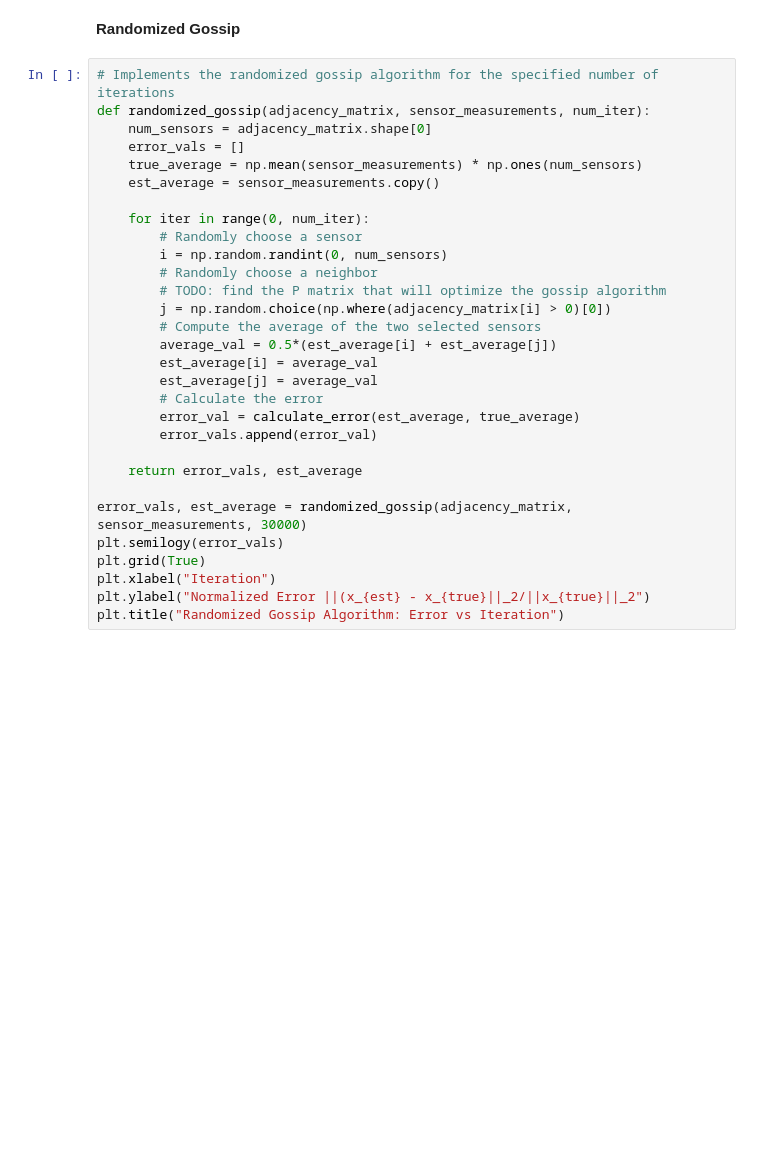
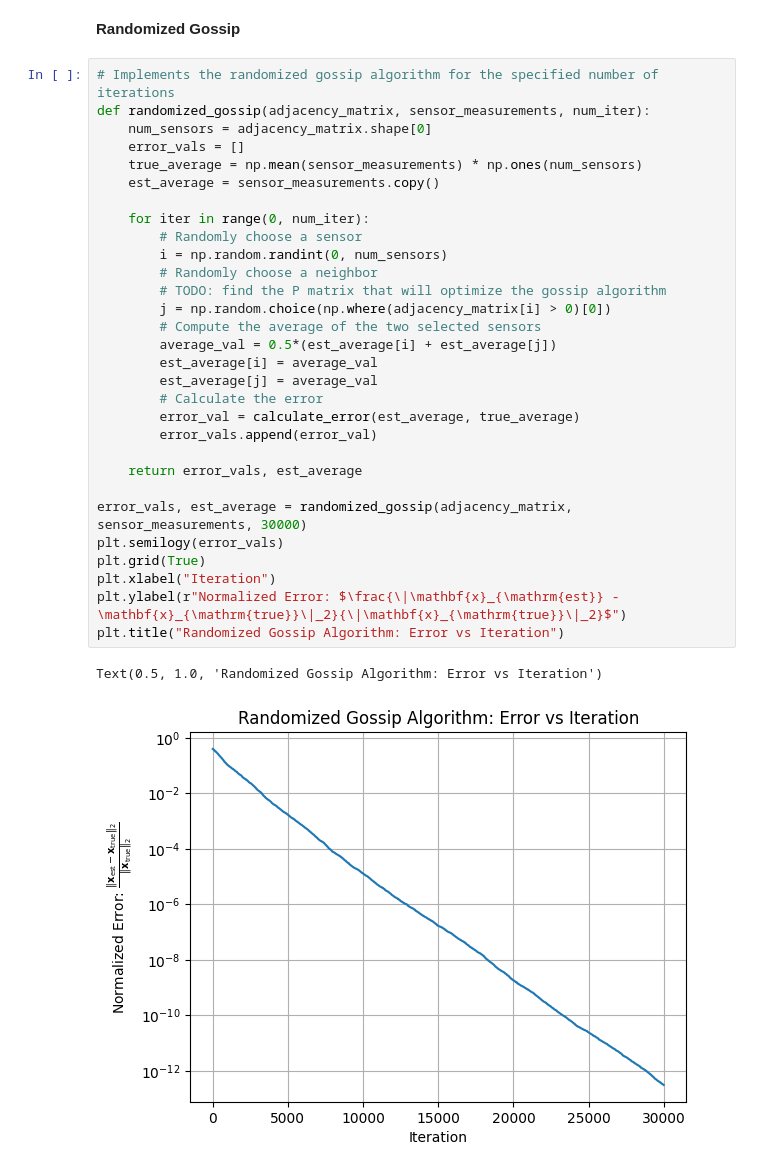
Before and after one commit to josephine-king/EE4540_Project, a Jupyter notebook: distributed_project.ipynb, the cells around one changed output. Drawn from its saved outputs; the diff is of its cells as text; blank space fills up the shorter version.

Commit message:
updating plotting

```diff
--- a/distributed_project.ipynb
+++ b/distributed_project.ipynb
@@ -43,30 +49,33 @@ visualize_graphs(sensor_locations, adjacency_matrix, field_function, sensor_meas
 # %%
 # Implements the randomized gossip algorithm for the specified number of iterations
 def randomized_gossip(adjacency_matrix, sensor_measurements, num_iter):
     num_sensors = adjacency_matrix.shape[0]
     error_vals = []
     true_average = np.mean(sensor_measurements) * np.ones(num_sensors)
     est_average = sensor_measurements.copy()
 
     for iter in range(0, num_iter):
         # Randomly choose a sensor
         i = np.random.randint(0, num_sensors)
         # Randomly choose a neighbor
         # TODO: find the P matrix that will optimize the gossip algorithm
         j = np.random.choice(np.where(adjacency_matrix[i] > 0)[0])
         # Compute the average of the two selected sensors
         average_val = 0.5*(est_average[i] + est_average[j])
         est_average[i] = average_val
         est_average[j] = average_val
         # Calculate the error
         error_val = calculate_error(est_average, true_average)
         error_vals.append(error_val)
 
     return error_vals, est_average
 
 error_vals, est_average = randomized_gossip(adjacency_matrix, sensor_measurements, 30000)
 plt.semilogy(error_vals)
 plt.grid(True)
 plt.xlabel("Iteration")
-plt.ylabel("Normalized Error ||(x_{est} - x_{true}||_2/||x_{true}||_2")
+plt.ylabel(r"Normalized Error: $\frac{\|\mathbf{x}_{\mathrm{est}} - \mathbf{x}_{\mathrm{true}}\|_2}{\|\mathbf{x}_{\mathrm{true}}\|_2}$")
 plt.title("Randomized Gossip Algorithm: Error vs Iteration")
+# %% [output]
+Text(0.5, 1.0, 'Randomized Gossip Algorithm: Error vs Iteration')
+[figure, added]
```
Also changed, not shown: parts of 2 cells of this notebook.
